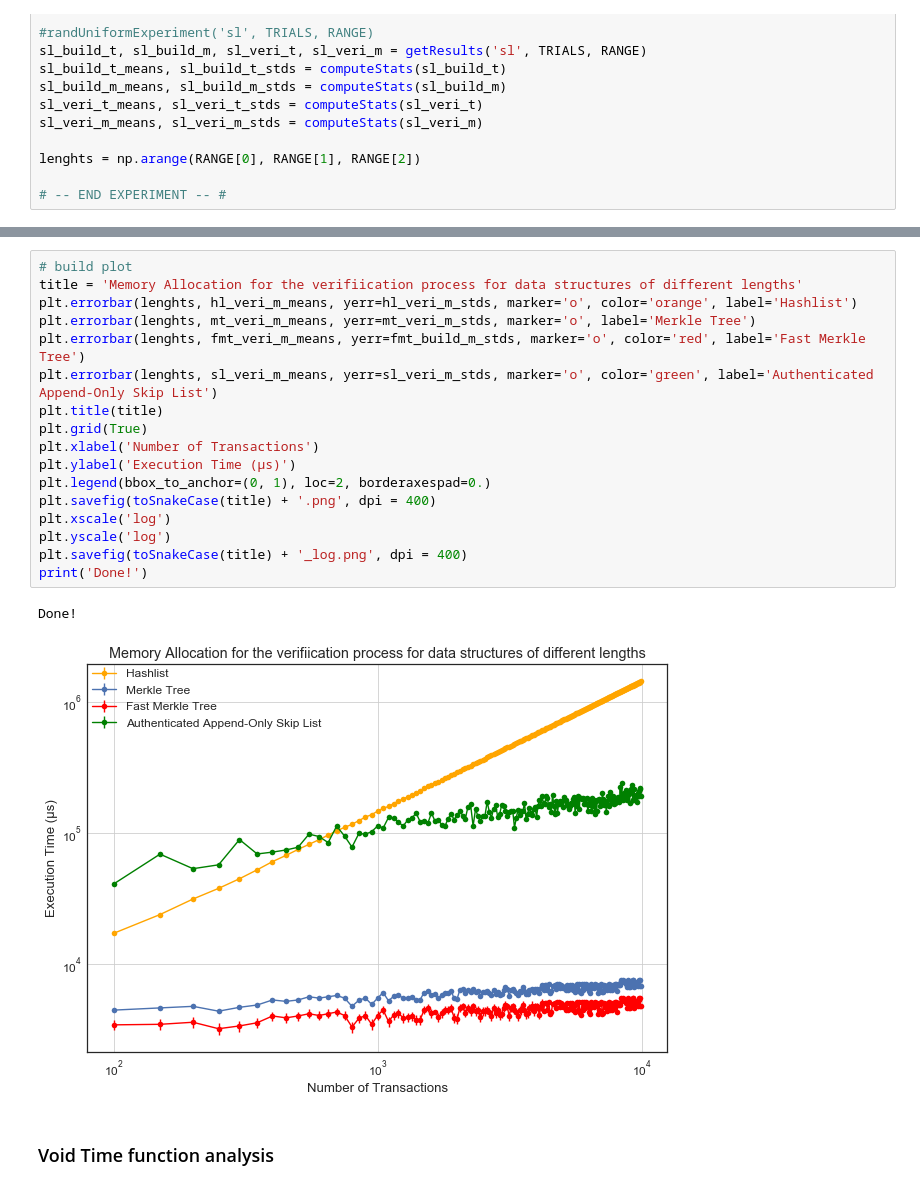
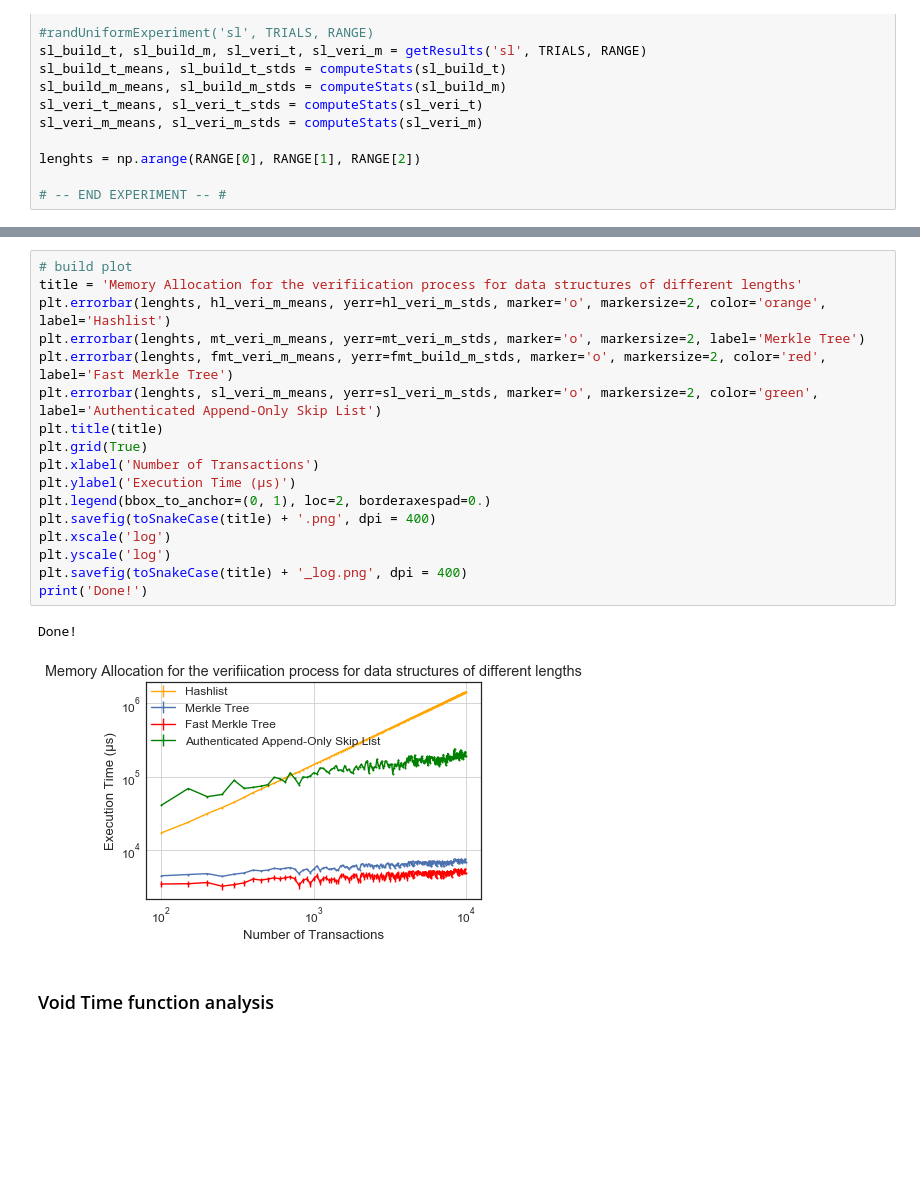
Before and after one commit to SimoneStefani/thesis-data-analysis, a Jupyter notebook: Thesis Data Analysis.ipynb, the cells around one changed output, grey strips where cells are left out. Saved outputs shown, nothing was run; the diff lists cells and outputs as text; blank space fills up the shorter version.

```diff
--- a/Thesis Data Analysis.ipynb
+++ b/Thesis Data Analysis.ipynb
@@ -280,23 +278,23 @@ Done!
 # %%
 # build plot
 title = 'Memory Allocation for the verifiication process for data structures of different lengths'
-plt.errorbar(lenghts, hl_veri_m_means, yerr=hl_veri_m_stds, marker='o', color='orange', label='Hashlist')
-plt.errorbar(lenghts, mt_veri_m_means, yerr=mt_veri_m_stds, marker='o', label='Merkle Tree')
-plt.errorbar(lenghts, fmt_veri_m_means, yerr=fmt_build_m_stds, marker='o', color='red', label='Fast Merkle Tree')
-plt.errorbar(lenghts, sl_veri_m_means, yerr=sl_veri_m_stds, marker='o', color='green', label='Authenticated Append-Only Skip List')
+plt.errorbar(lenghts, hl_veri_m_means, yerr=hl_veri_m_stds, marker='o', markersize=2, color='orange', label='Hashlist')
+plt.errorbar(lenghts, mt_veri_m_means, yerr=mt_veri_m_stds, marker='o', markersize=2, label='Merkle Tree')
+plt.errorbar(lenghts, fmt_veri_m_means, yerr=fmt_build_m_stds, marker='o', markersize=2, color='red', label='Fast Merkle Tree')
+plt.errorbar(lenghts, sl_veri_m_means, yerr=sl_veri_m_stds, marker='o', markersize=2, color='green', label='Authenticated Append-Only Skip List')
 plt.title(title)
 plt.grid(True)
 plt.xlabel('Number of Transactions')
 plt.ylabel('Execution Time (µs)')
 plt.legend(bbox_to_anchor=(0, 1), loc=2, borderaxespad=0.)
 plt.savefig(toSnakeCase(title) + '.png', dpi = 400)
 plt.xscale('log')
 plt.yscale('log')
 plt.savefig(toSnakeCase(title) + '_log.png', dpi = 400)
 print('Done!')
 # %% [output]
 Done!
-[figure, old version]
+[figure, new version]
 # %% [markdown]
 ### Void Time function analysis
 # %%
```
Also changed, not shown: parts of 5 cells of this notebook, 9 other files.
